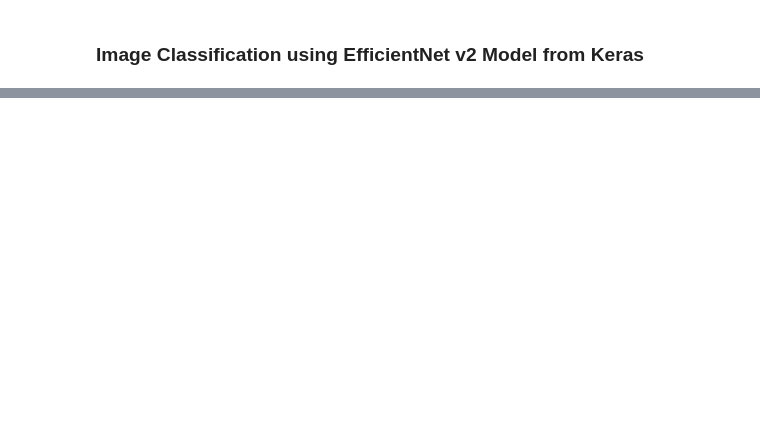
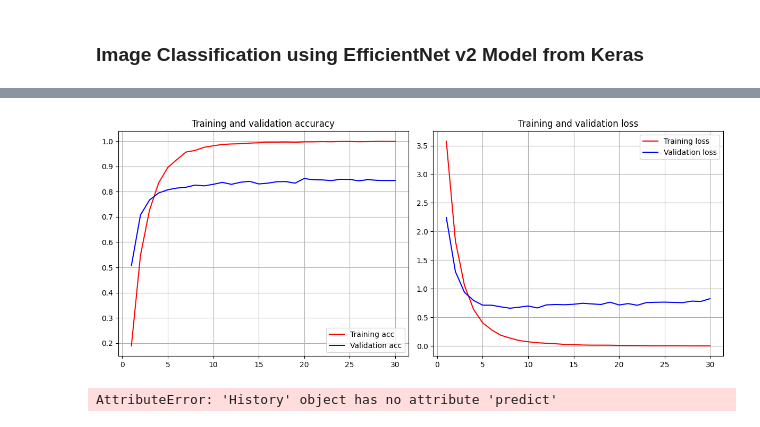
Before and after one commit to the-engrossed/Butterflies_Classified, a Jupyter notebook: classification_model.ipynb, the cells around one changed output, grey strips where cells are left out. Saved outputs shown, nothing was run; the diff lists cells and outputs as text; code cells hidden in the pictures; blank space fills up the shorter version.

```diff
--- a/classification_model.ipynb
+++ b/classification_model.ipynb
@@ -304,0 +282,16 @@ Error:
+# %%
+model2 = Sequential()
+model2.add(base_model)
+model2.add(layers.Flatten())
+model2.add(layers.Dense(128, activation='relu'))
+model2.add(layers.Dense(256, activation='relu'))
+model2.add(layers.Dropout(0.25))
+model2.add(layers.Dense(90, activation='softmax'))
+
+model2.compile(
+    loss='sparse_categorical_crossentropy',
+    optimizer=tf.keras.optimizers.RMSprop(learning_rate=0.00005),
+    metrics=['accuracy']
+)
+
+model2.summary()
@@ -304,0 +318,6 @@ Error:
+# %%
+modelv2 = model2.fit(
+    train_set,
+    epochs=30,
+    validation_data=validation_set,
+)
@@ -304,0 +349,8 @@ Error:
+# %%
+visualize(modelv2)
+# %% [output]
+[figure, added]
+# %%
+y_pred = modelv2.predict(validation_set)
+# %% [output]
+AttributeError: 'History' object has no attribute 'predict'
```
Also changed, not shown: parts of 48 cells of this notebook.
